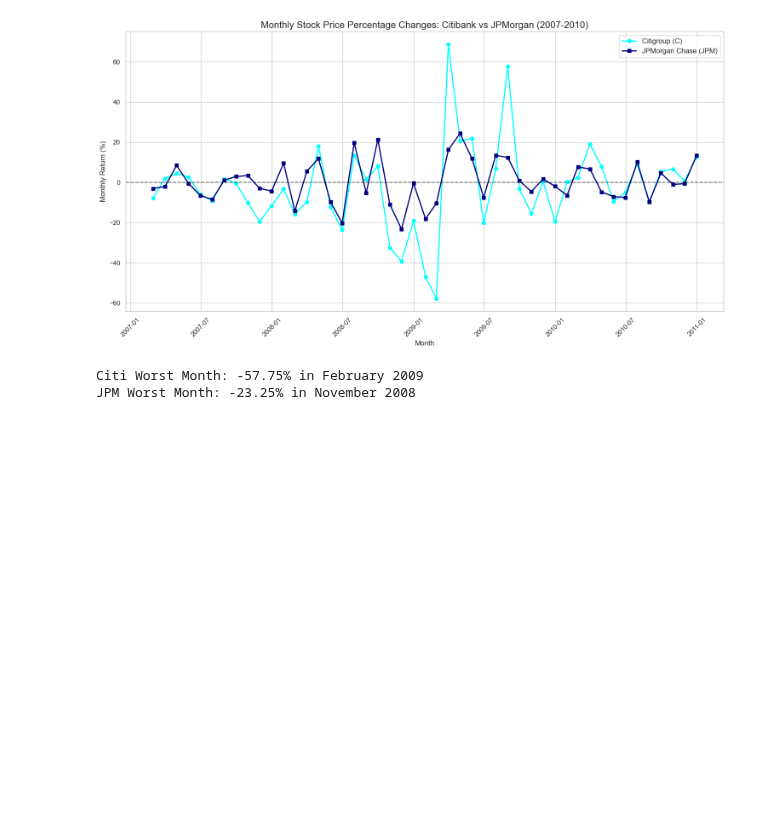
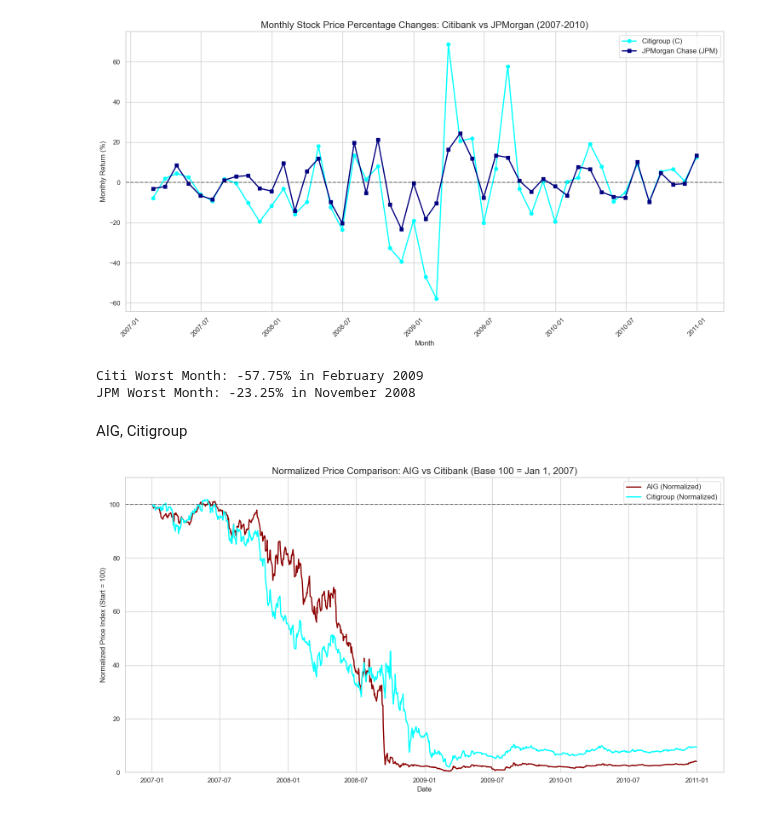
Before and after one commit to ChowchowWorks/DataBusters, a Jupyter notebook: src/gfc_analysis.ipynb, the cells around one changed output. Saved outputs shown, nothing was run; the diff lists cells and outputs as text; code cells hidden in the pictures; blank space fills up the shorter version.

Commit message:
aig citibank normalized

```diff
--- a/src/gfc_analysis.ipynb
+++ b/src/gfc_analysis.ipynb
@@ -229,3 +229,45 @@ print(f"JPM Worst Month: {jpm_returns.min():.2f}% in {jpm_returns.idxmin().strft
 [figure]
 Citi Worst Month: -57.75% in February 2009
 JPM Worst Month: -23.25% in November 2008
+# %% [markdown]
+AIG, Citigroup
+# %%
+def get_normalized_series(filepath, start_date='2007-01-01', end_date='2010-12-31'):
+    # Load data (Stock CSVs have 3 header rows)
+    df = pd.read_csv(filepath, skiprows=3, names=['Date', 'Close', 'High', 'Low', 'Open', 'Volume'])
+    df['Date'] = pd.to_datetime(df['Date'])
+    df = df.set_index('Date')
+
+    # Ensure Close is numeric
+    df['Close'] = pd.to_numeric(df['Close'], errors='coerce')
+
+    # Filter for target period (Global Financial Crisis)
+    df_filtered = df.loc[start_date:end_date].copy()
+
+    # Identify the base price (the price on the first trading day of 2007)
+    base_price = df_filtered['Close'].iloc[0]
+
+    # Normalize to base 100
+    # (Current Price / Base Price) * 100
+    df_filtered['Normalized'] = (df_filtered['Close'] / base_price) * 100
+
+    return df_filtered['Normalized']
+# 1. Load and normalize AIG and Citigroup series
+aig_norm = get_normalized_series("../data/AIG.csv")
+c_norm = get_normalized_series("../data/C.csv")
+# 2. Create the normalized comparison plot
+plt.figure(figsize=(15, 8))
+plt.plot(aig_norm, label='AIG (Normalized)', color='darkred', linewidth=2)
+plt.plot(c_norm, label='Citigroup (Normalized)', color='cyan', linewidth=2)
+# Add a dashed line at 100 (the starting point)
+plt.axhline(100, color='black', linewidth=1.5, linestyle='--', alpha=0.5)
+plt.title('Normalized Price Comparison: AIG vs Citibank (Base 100 = Jan 1, 2007)', fontsize=16)
+plt.ylabel('Normalized Price Index (Start = 100)', fontsize=12)
+plt.xlabel('Date', fontsize=12)
+plt.legend(fontsize=12)
+# Focus on the decline (from 100 down towards 0)
+plt.ylim(0, 110)
+plt.tight_layout()
+plt.show()
+# %% [output]
+[figure, added]
```
